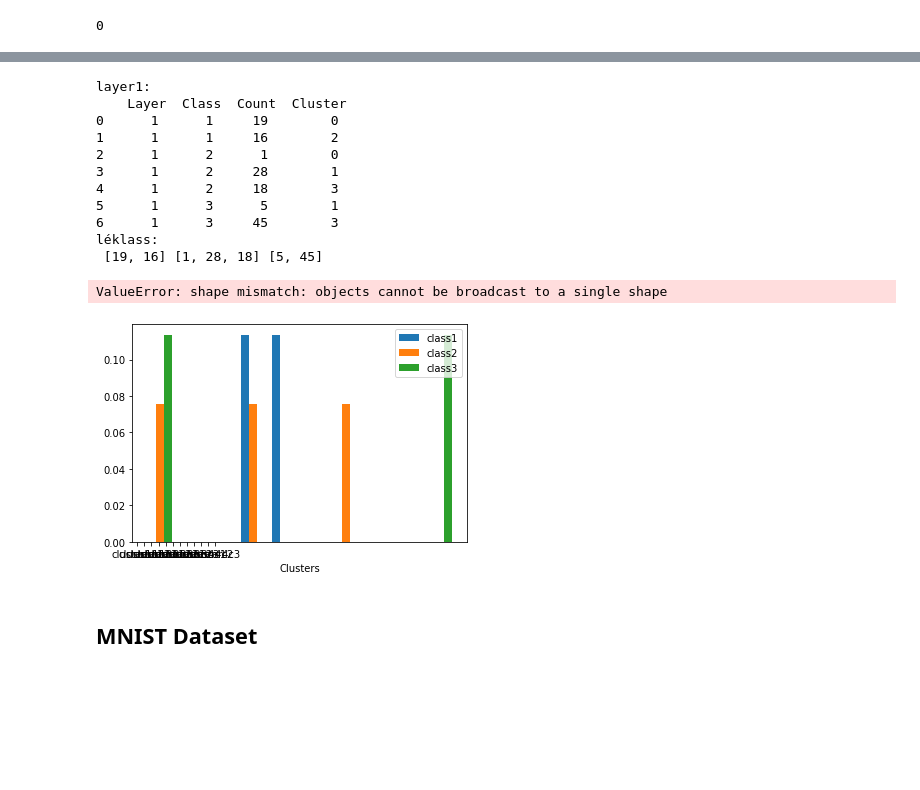
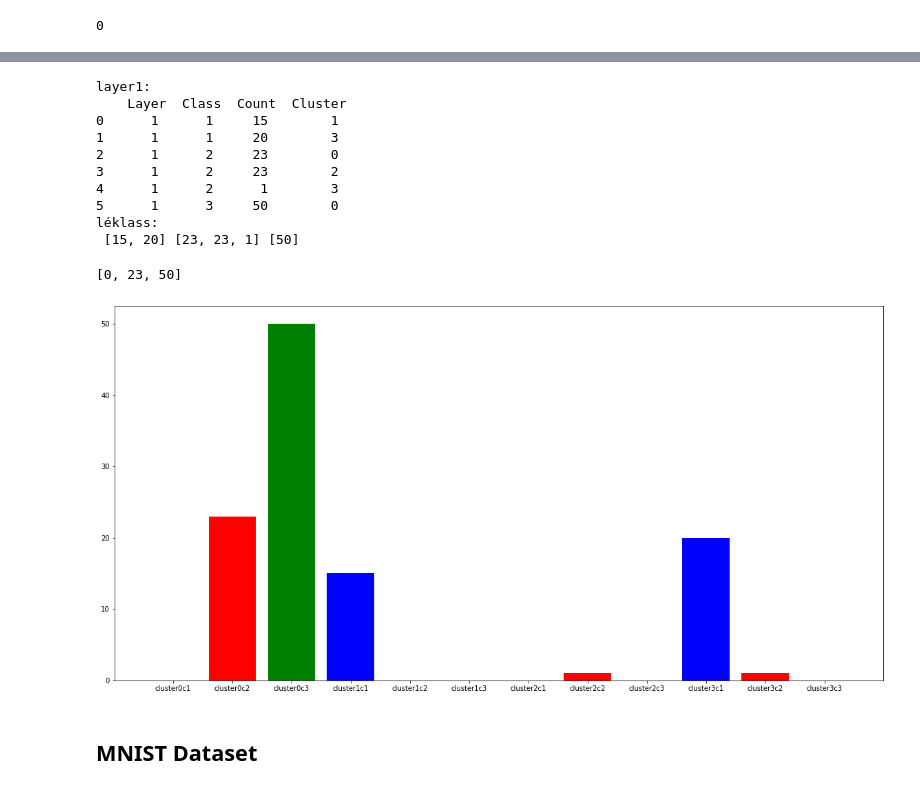
Before and after one commit to JPhilippot/Patterns, a Jupyter notebook: KMeans.ipynb, the cells around one changed output, grey strips where cells are left out. Drawn from its saved outputs; the diff is of its cells as text; code cells hidden in the pictures; blank space fills up the shorter version.

Commit message:
Ajout  fonction pour faire des graphiquesCluster

```diff
--- a/KMeans.ipynb
+++ b/KMeans.ipynb
@@ -476,37 +474,54 @@ for index,element in layer1.iterrows():
         else:
             class3.append(0)
 print("léklass:\n",class1,class2,class3)
-names = ['cluster1c1', 'cluster1c2', 'cluster1c3' ,
-         'cluster2c1', 'cluster2c2', 'cluster2c3',
-         'cluster3c1', 'cluster3c2', 'cluster3c3',
-         'cluster4c1', 'cluster4c2', 'cluster4c3']
 
-plt.hist([class1,class2,class3],
-         density=True,
-         histtype='bar',
-        label=['class1','class2','class3'])
-plt.xlabel('Clusters')
-# plt.ylabel('Count')
-plt.legend()
-plt.bar(names,[class1,class2,class3])
-plt.show()
 
 color = ['blue', 'red', 'yellow', 'green']
 #plot_clusters_2D(clustersC1C2l1 , clustersC3l1, 4)
 # %% [output]
 layer1:
     Layer  Class  Count  Cluster
-0      1      1     19        0
-1      1      1     16        2
-2      1      2      1        0
-3      1      2     28        1
-4      1      2     18        3
-5      1      3      5        1
-6      1      3     45        3
+0      1      1     15        1
+1      1      1     20        3
+2      1      2     23        0
+3      1      2     23        2
+4      1      2      1        3
+5      1      3     50        0
 léklass:
- [19, 16] [1, 28, 18] [5, 45]
+ [15, 20] [23, 23, 1] [50]
-ValueError: shape mismatch: objects cannot be broadcast to a single shape
-[figure, removed]
+# %%
+def graphCluster(layer):
+    names = ['cluster0c1', 'cluster0c2', 'cluster0c3' ,
+             'cluster1c1', 'cluster1c2', 'cluster1c3' ,
+             'cluster2c1', 'cluster2c2', 'cluster2c3',
+             'cluster3c1', 'cluster3c2', 'cluster3c3']
+
+    cluster0 = [0,0,0]
+    cluster1 = [0,0,0]
+    cluster2 = [0,0,0]
+    cluster3 = [0,0,0]
+
+    for index,element in layer.iterrows():
+        if element["Cluster"]==0:
+            cluster0[element["Class"] - 1]=element["Count"]
+        if element["Cluster"]==1:
+            cluster1[element["Class"]-1]=element["Count"]
+        if element["Class"]==2:
+            cluster2[element["Class"]-1]=element["Count"]
+        if element["Cluster"]==3:
+            cluster3[element["Class"]-1]=element["Count"]
+
+    print(cluster0)
+
+    plt.figure(figsize=(20, 10))
+    values = cluster0 + cluster1 + cluster2 +cluster3
+
+    plt.bar(names,values,color = ['blue', 'red', 'green'])
+
+graphCluster(layer1)
+# %% [output]
+[0, 23, 50]
+[figure, added]
 # %% [markdown]
 ## MNIST Dataset
 # %%
```
Also changed, not shown: parts of 4 cells of this notebook.
